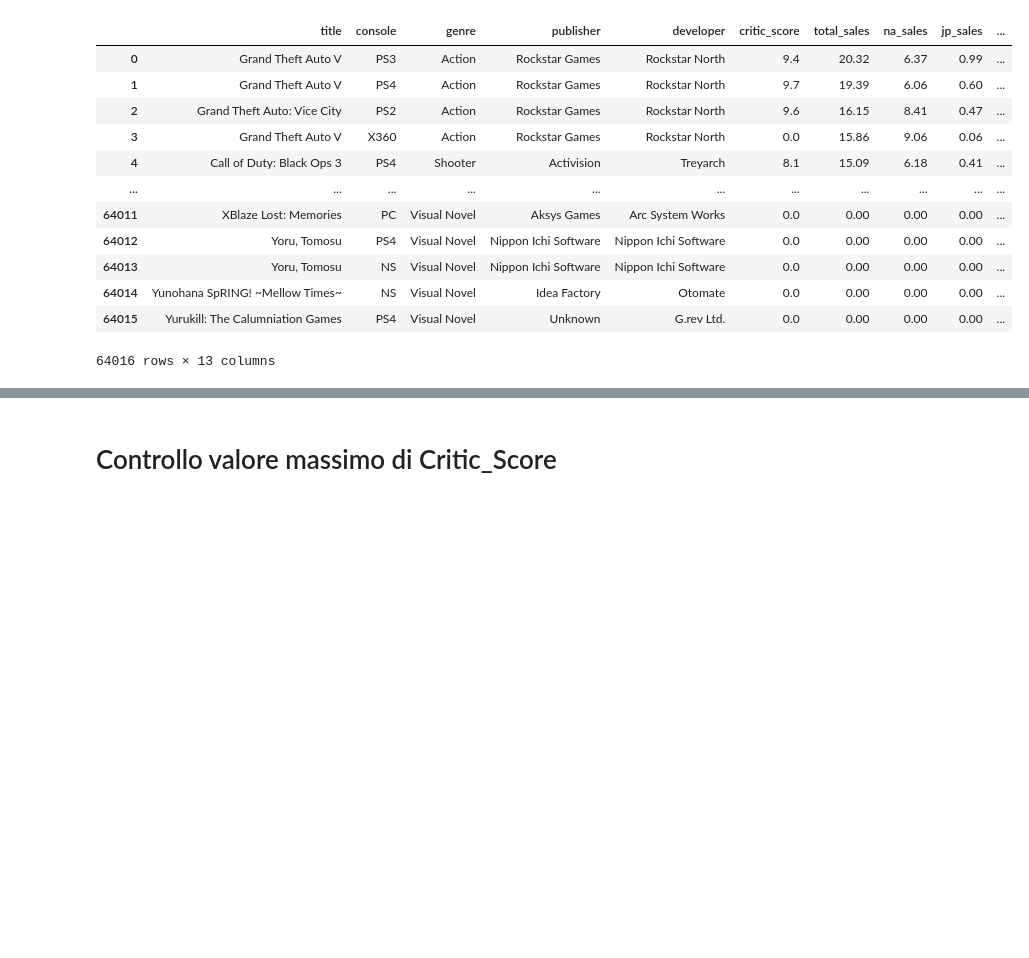
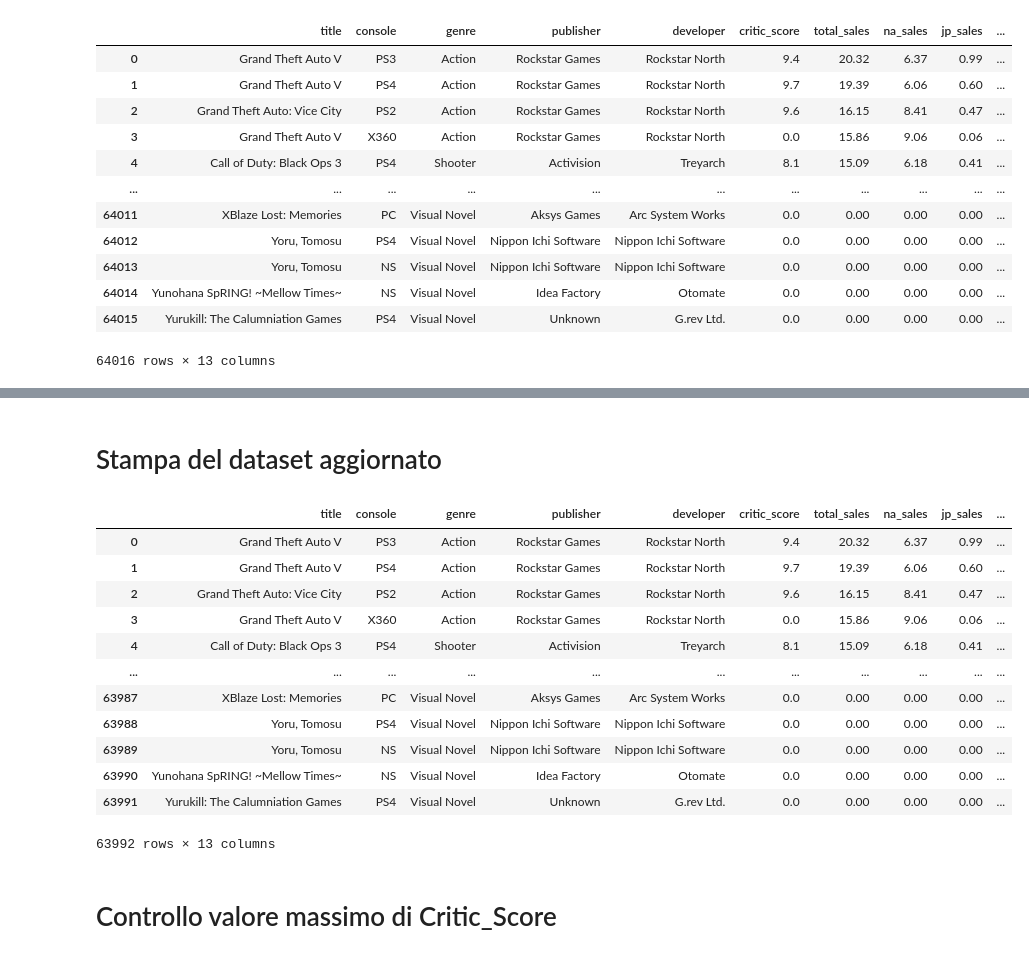
Before and after one commit to Nerone709/KeybladeDB, a Jupyter notebook: notebooks/dataset_analyzer2024.ipynb, the cells around one changed output, grey strips where cells are left out. Drawn from its saved outputs; the diff is of its cells as text; code cells hidden in the pictures; blank space fills up the shorter version.

```diff
--- a/notebooks/dataset_analyzer2024.ipynb
+++ b/notebooks/dataset_analyzer2024.ipynb
@@ -190,3 +304,21 @@ df
+# %% [markdown]
+# Stampa del dataset aggiornato
+# %%
+display(df)
+# %% [output]
+|  | title | console | genre | publisher | developer | critic_score | total_sales | na_sales | jp_sales | ... |
+| 0 | Grand Theft Auto V | PS3 | Action | Rockstar Games | Rockstar North | 9.4 | 20.32 | 6.37 | 0.99 | ... |
+| 1 | Grand Theft Auto V | PS4 | Action | Rockstar Games | Rockstar North | 9.7 | 19.39 | 6.06 | 0.60 | ... |
+| 2 | Grand Theft Auto: Vice City | PS2 | Action | Rockstar Games | Rockstar North | 9.6 | 16.15 | 8.41 | 0.47 | ... |
+| 3 | Grand Theft Auto V | X360 | Action | Rockstar Games | Rockstar North | 0.0 | 15.86 | 9.06 | 0.06 | ... |
+| 4 | Call of Duty: Black Ops 3 | PS4 | Shooter | Activision | Treyarch | 8.1 | 15.09 | 6.18 | 0.41 | ... |
+| ... | ... | ... | ... | ... | ... | ... | ... | ... | ... | ... |
+| 63987 | XBlaze Lost: Memories | PC | Visual Novel | Aksys Games | Arc System Works | 0.0 | 0.00 | 0.00 | 0.00 | ... |
+| 63988 | Yoru, Tomosu | PS4 | Visual Novel | Nippon Ichi Software | Nippon Ichi Software | 0.0 | 0.00 | 0.00 | 0.00 | ... |
+| 63989 | Yoru, Tomosu | NS | Visual Novel | Nippon Ichi Software | Nippon Ichi Software | 0.0 | 0.00 | 0.00 | 0.00 | ... |
+| 63990 | Yunohana SpRING! ~Mellow Times~ | NS | Visual Novel | Idea Factory | Otomate | 0.0 | 0.00 | 0.00 | 0.00 | ... |
+| 63991 | Yurukill: The Calumniation Games | PS4 | Visual Novel | Unknown | G.rev Ltd. | 0.0 | 0.00 | 0.00 | 0.00 | ... |
+63992 rows × 13 columns
 # %% [markdown]
 # Controllo valore massimo di Critic_Score
 # %%
```
Also changed, not shown: parts of 4 cells of this notebook.
